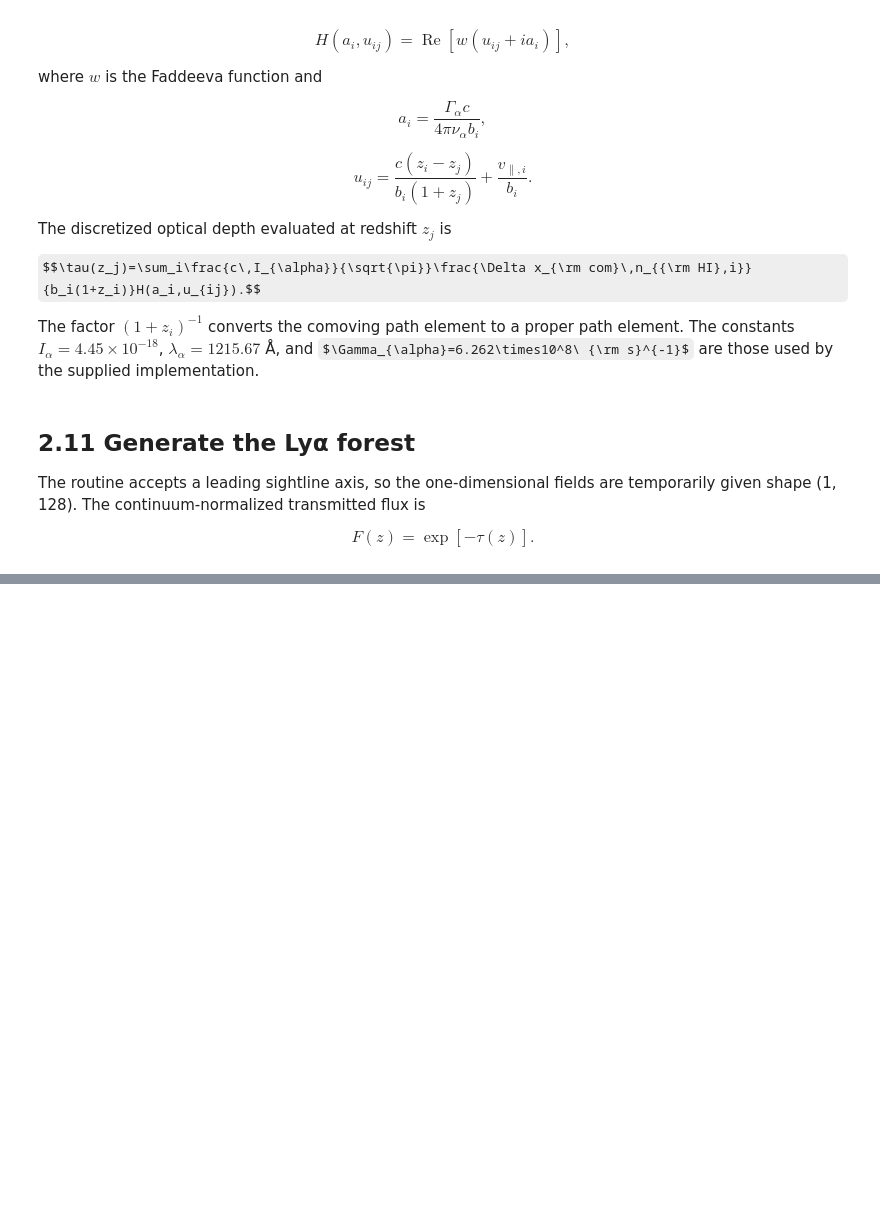
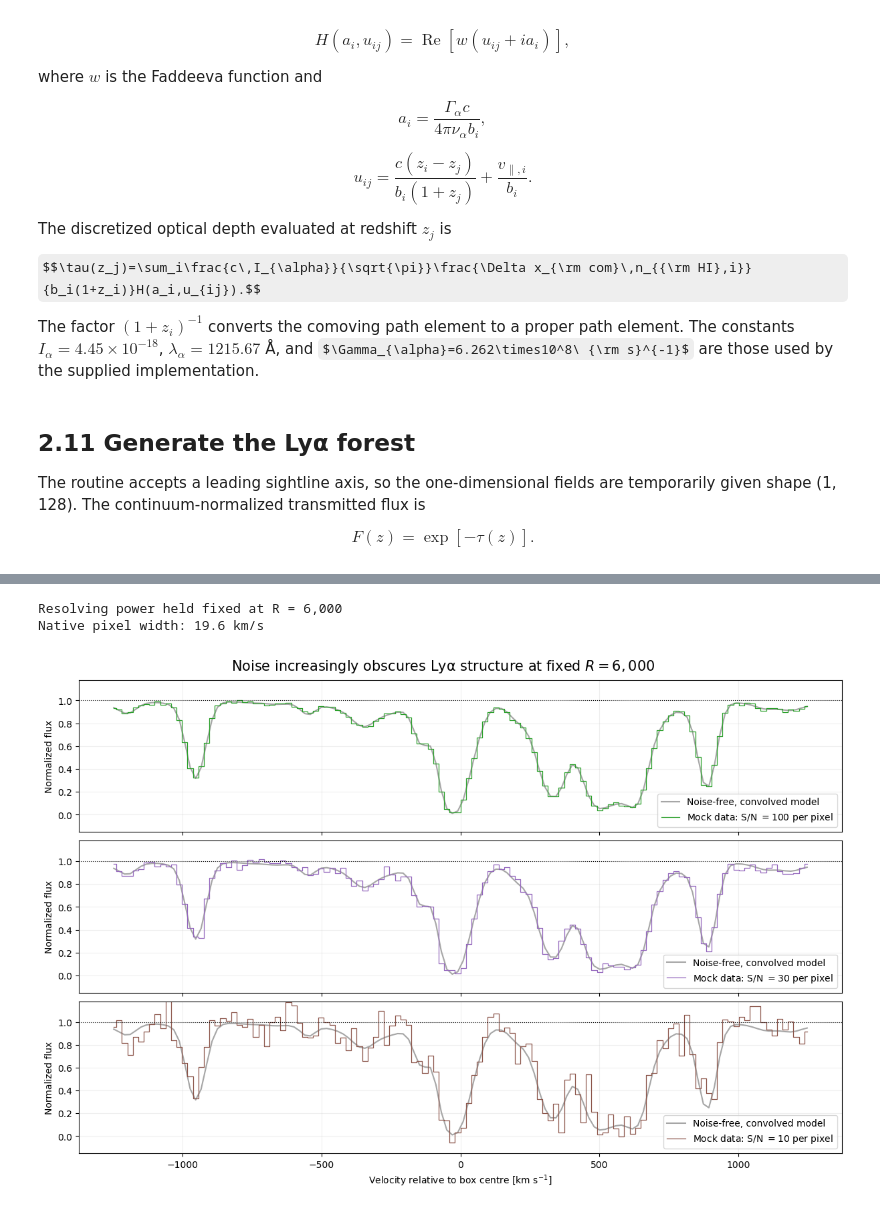
Before and after one commit to soumak-maitra/CC2-ML_for_Cosmological_Fields, a Jupyter notebook: Hands-On/CAMELS_visualization_and_Lya_forest.ipynb, the cells around one changed output, grey strips where cells are left out. Saved outputs shown, nothing was run; the diff lists cells and outputs as text; code cells hidden in the pictures; some formulas as TeX source; blank space fills up the shorter version.

```diff
--- a/Hands-On/CAMELS_visualization_and_Lya_forest.ipynb
+++ b/Hands-On/CAMELS_visualization_and_Lya_forest.ipynb
@@ -651,0 +752,55 @@ To make another skewer, change seed, y_index, or z_index near the beginning and
+# %%
+noise_resolving_power = 6_000
+medium_flux_native = resolution_fluxes["Medium resolution"]
+
+signal_to_noise_values = [100, 30, 10]
+noise_rng = np.random.default_rng(314159)
+noisy_fluxes = {
+    snr: medium_flux_native + noise_rng.normal(0.0, 1.0 / snr, medium_flux_native.size)
+    for snr in signal_to_noise_values
+}
+
+print(f"Resolving power held fixed at R = {noise_resolving_power:,}")
+print(f"Native pixel width: {np.mean(np.diff(velocity_native)):.1f} km/s")
+# %% [output]
+Resolving power held fixed at R = 6,000
+Native pixel width: 19.6 km/s
+# %%
+fig, axes = plt.subplots(3, 1, figsize=(12, 8), sharex=True, sharey=True, constrained_layout=True)
+colors = ["tab:green", "tab:purple", "tab:brown"]
+
+for ax, snr, color in zip(axes, signal_to_noise_values, colors):
+    ax.plot(
+        velocity_native,
+        medium_flux_native,
+        color="0.65",
+        lw=1.5,
+        label="Noise-free, convolved model",
+    )
+    ax.step(
+        velocity_native,
+        noisy_fluxes[snr],
+        where="mid",
+        color=color,
+        lw=0.9,
+        label=rf"Mock data: S/N $={snr}$ per pixel",
+    )
+    ax.axhline(1.0, color="black", ls=":", lw=0.8)
+    ax.set_ylabel("Normalized flux")
+    ax.set_ylim(-0.15, 1.18)
+    ax.grid(alpha=0.2)
+    ax.legend(loc="lower right")
+
+axes[-1].set_xlabel(r"Velocity relative to box centre [km s$^{-1}$]")
+fig.suptitle(
+    rf"Noise increasingly obscures Lyα structure at fixed $R={noise_resolving_power:,}$",
+    fontsize=15,
+)
+fig.savefig(
+    output_directory / f"CAMELS_Lya_SNR_seed_{seed}.png",
+    dpi=150,
+    bbox_inches="tight",
+)
+plt.show()
+# %% [output]
+[figure, added]
```
Also changed, not shown: parts of 24 cells of this notebook, 33 other files.
